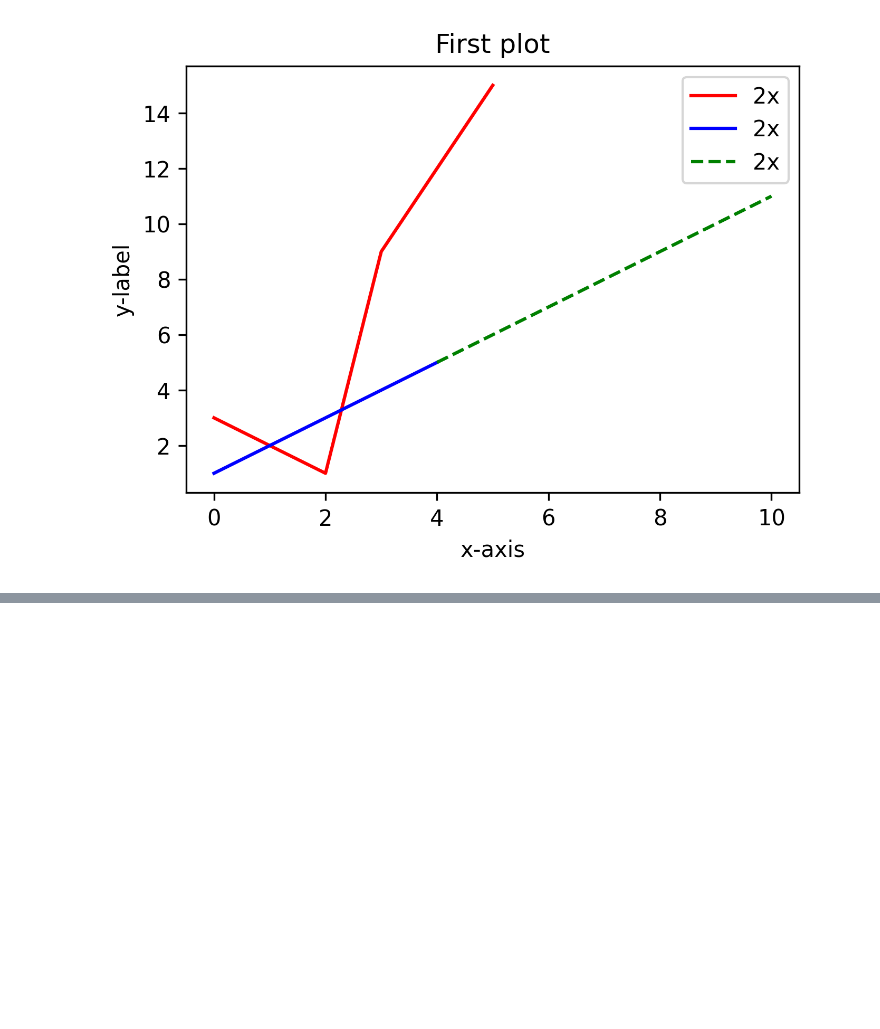
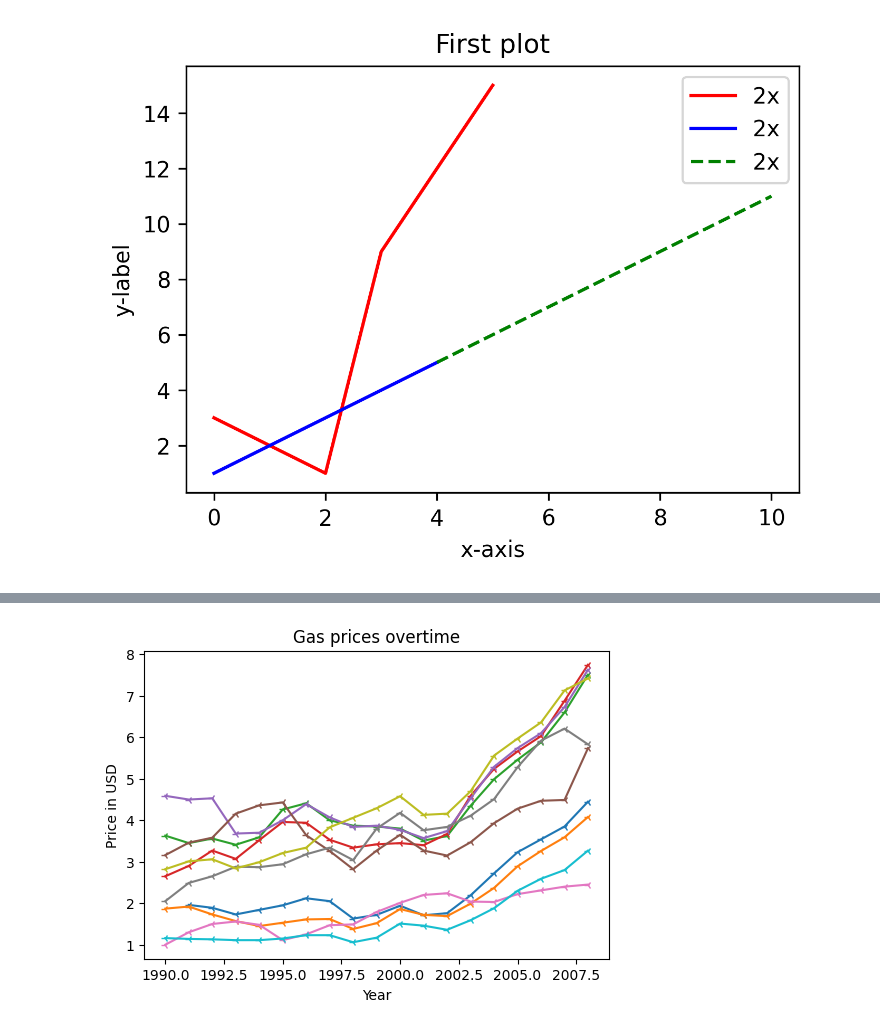
Before and after one commit to carrington-115/intermediate-python, a Jupyter notebook: automate-the-boring-stuff-notes/practice-files/matplotlib-file.ipynb, the cells around one changed output, grey strips where cells are left out. Saved outputs shown, nothing was run; the diff lists cells and outputs as text; code cells hidden in the pictures; blank space fills up the shorter version.

```diff
--- a/automate-the-boring-stuff-notes/practice-files/matplotlib-file.ipynb
+++ b/automate-the-boring-stuff-notes/practice-files/matplotlib-file.ipynb
@@ -94,0 +111,20 @@ plt.show()
+# %%
+# solving real world problems
+gas = pd.read_csv('static/gas_prices.csv')
+
+plt.figure(figsize=(6, 4), dpi=100)
+plt.title('Gas prices overtime')
+plt.xlabel('Year')
+plt.ylabel('Price in USD')
+
+i = 0
+for country_gas in gas:
+    if country_gas != 'Year':
+        plt.plot(gas.Year, gas[country_gas], '-3', label=f'{gas[country_gas]}')
+
+
+# plt.legend()
+
+plt.show()
+# %% [output]
+[figure, added]
```
Also changed, not shown: parts of 2 cells of this notebook.
